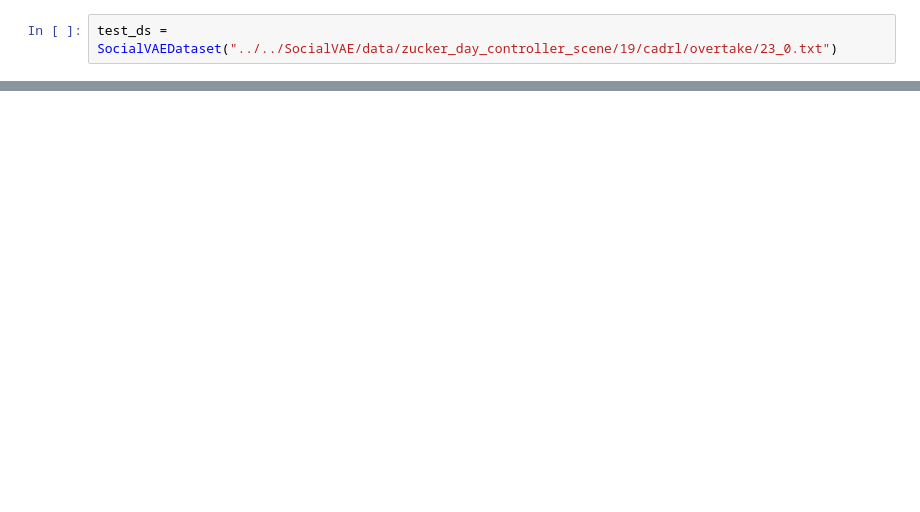
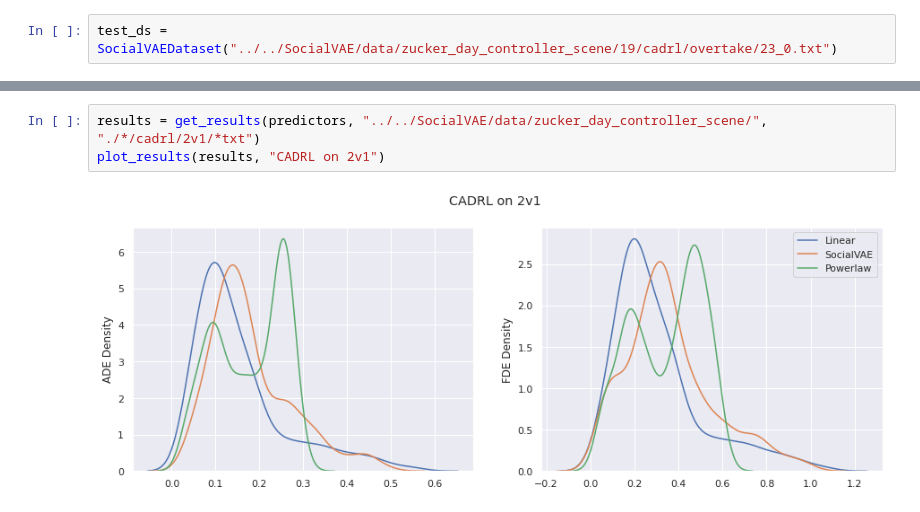
Before and after one commit to AlexanderDavid/TrajectoryUtilities, a Jupyter notebook: notebooks/prediction_comparison.ipynb, the cells around one changed output, grey strips where cells are left out. Cells and saved outputs as stored; diff of their text form; blank space fills up the shorter version.

```diff
--- a/notebooks/prediction_comparison.ipynb
+++ b/notebooks/prediction_comparison.ipynb
@@ -69,0 +89,5 @@ plt.legend()
+# %%
+results = get_results(predictors, "../../SocialVAE/data/zucker_day_controller_scene/", "./*/cadrl/2v1/*txt")
+plot_results(results, "CADRL on 2v1")
+# %% [output]
+[figure, added]
```
Also changed, not shown: parts of 5 cells of this notebook.
